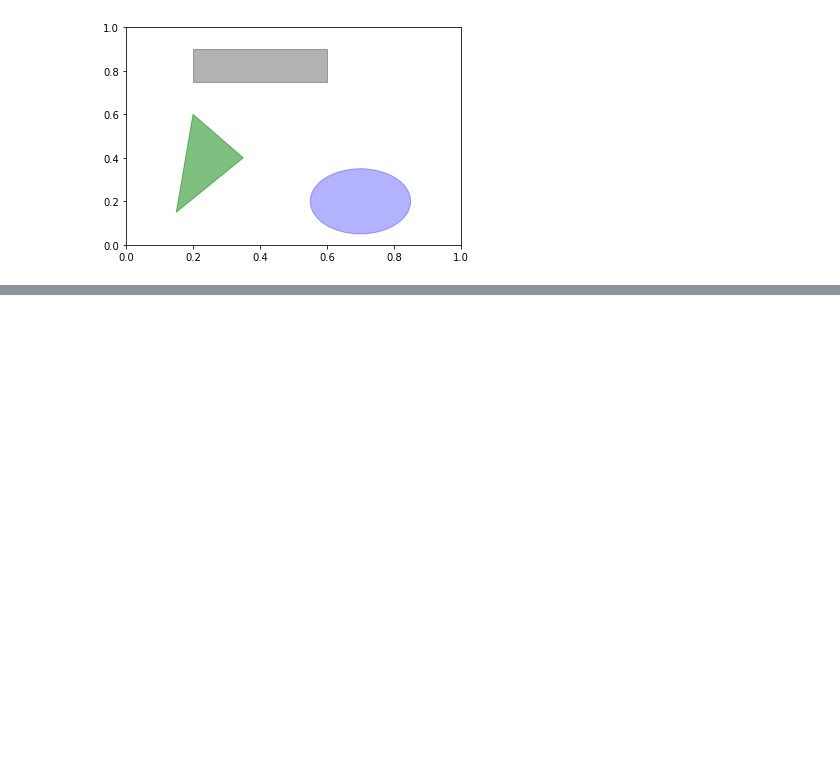
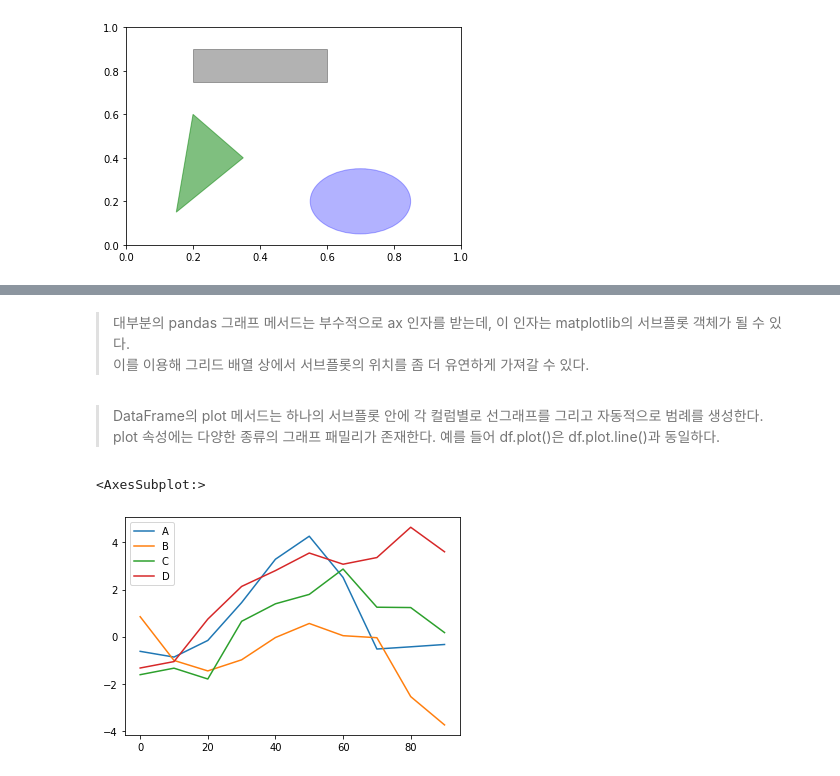
Before and after one commit to gusdn5656/python-basic, a Jupyter notebook: Python for Data Analysis/Chapter 9 그래프와 시각화.ipynb, the cells around one changed output, grey strips where cells are left out. Cells and saved outputs as stored; diff of their text form; code cells hidden in the pictures; blank space fills up the shorter version.

```diff
--- a/Python for Data Analysis/Chapter 9 그래프와 시각화.ipynb
+++ b/Python for Data Analysis/Chapter 9 그래프와 시각화.ipynb
@@ -320,0 +412,14 @@ ax.add_patch(pgon)
+# %% [markdown]
+> 대부분의 pandas 그래프 메서드는 부수적으로 ax 인자를 받는데, 이 인자는 matplotlib의 서브플롯 객체가 될 수 있다.
+> 이를 이용해 그리드 배열 상에서 서브플롯의 위치를 좀 더 유연하게 가져갈 수 있다.
+# %% [markdown]
+> DataFrame의 plot 메서드는 하나의 서브플롯 안에 각 컬럼별로 선그래프를 그리고 자동적으로 범례를 생성한다.
+> plot 속성에는 다양한 종류의 그래프 패밀리가 존재한다. 예를 들어 df.plot()은 df.plot.line()과 동일하다.
+# %%
+df = pd.DataFrame(np.random.randn(10,4).cumsum(0),
+                  columns = list('ABCD'),
+                  index = np.arange(0, 100, 10))
+df.plot()
+# %% [output]
+<AxesSubplot:>
+[figure, added]
```
Also changed, not shown: parts of 60 cells of this notebook.
